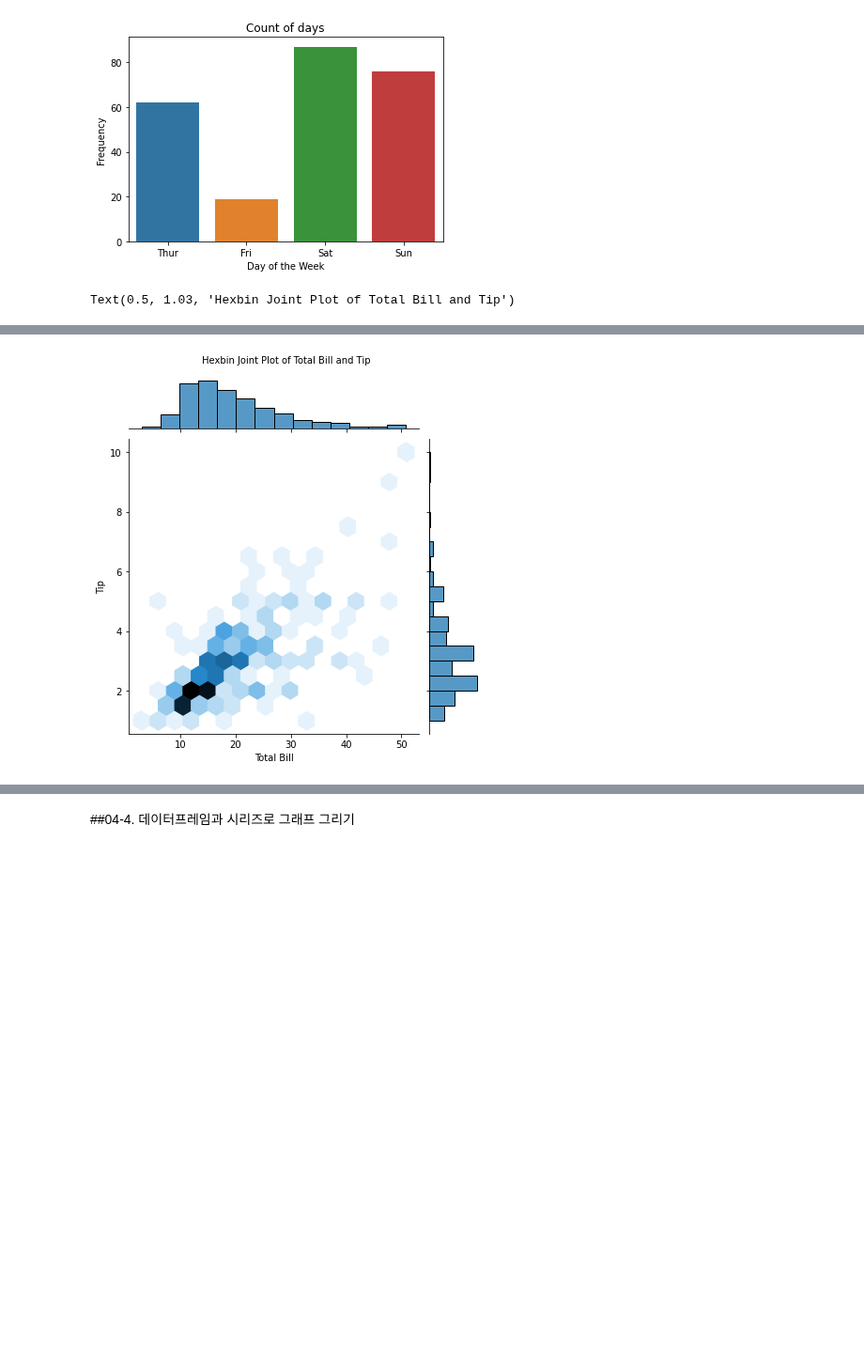
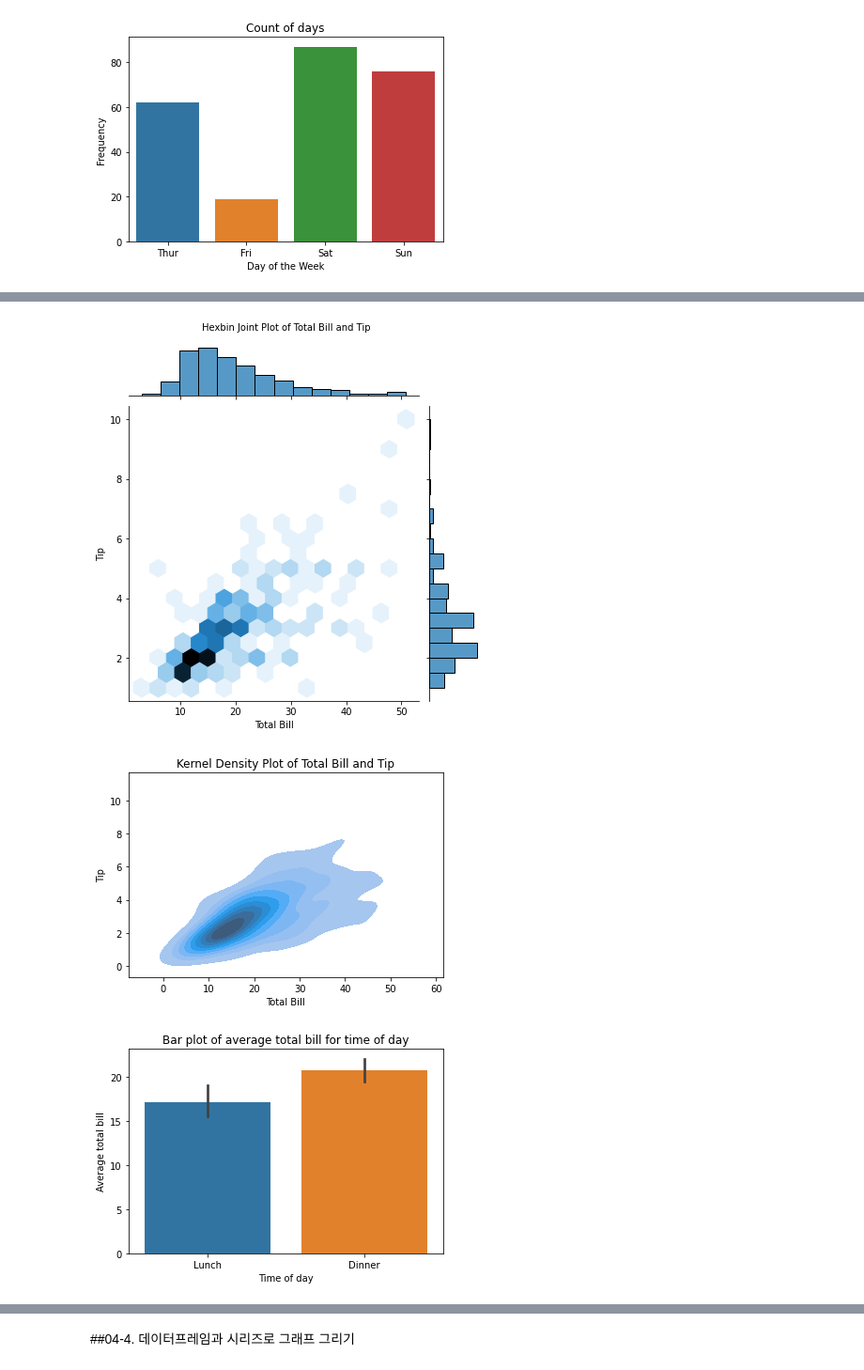
Before and after one commit to nyoons/ESAA, a Jupyter notebook: 2022_09_26_과제_두잇_판다스_입문.ipynb, the cells around one changed output, grey strips where cells are left out. Shown at 94% size. Drawn from its saved outputs; the diff is of its cells as text; code cells hidden in the pictures; blank space fills up the shorter version.

```diff
--- a/2022_09_26_과제_두잇_판다스_입문.ipynb
+++ b/2022_09_26_과제_두잇_판다스_입문.ipynb
@@ -235,32 +235,75 @@ Text(0, 0.5, 'Frequency')
 #01. seaborn 라이브러리로 산점도 그리기.
 #regplot 메서드 이용. fit_reg 인자로 회귀선 여부 지정.
 ax=plt.subplots()
 ax=sns.regplot(x='total_bill', y='tip', data=tips)
 ax.set_title('Scatterplot of Total Bill and Tip')
 ax.set_xlabel('Total Bill')
 ax.set_ylabel('Tip')
 
 ax=plt.subplots()
 ax=sns.regplot(x='total_bill', y='tip', data=tips, fit_reg=False)
 ax.set_title('Scatterplot of Total Bill and Tip')
 ax.set_xlabel('Total Bill')
 ax.set_ylabel('Tip')
 
 #02. 산점도와 히스토그램을 한번에 그려주는 jointplot 메서드
 joint=sns.jointplot(x='total_bill', y='tip', data=tips)
 joint.set_axis_labels(xlabel='Total Bill', ylabel='Tip')
 joint.fig.suptitle('Joint Plot of Total Bill and Tip', fontsize=10, y=1.03)
 
 #03. 산점도는 점이 겹치면 구분 어려움. 육각 그래프(hexbin)로 해결. jointplot 메서드를 그래도 사용하지만 kind 인자값을 hex로 지정한다.
 hexbin=sns.jointplot(x='total_bill', y='tip', data=tips, kind='hex')
 hexbin.set_axis_labels(xlabel='Total Bill', ylabel='Tip')
 hexbin.fig.suptitle('Hexbin Joint Plot of Total Bill and Tip', fontsize=10, y=1.03)
 
 #04. 이차원 밀집도 그리기.
-#
+#kdeplot 메서드로 만들 수 있다. shade 인잣값을 True로 지정하면 음영 효과
+ax=plt.subplots()
+ax=sns.kdeplot(data=tips['total_bill'],
+               data2=tips['tip'],
+               shade=True)
+ax.set_title('Kernel Density Plot of Total Bill and Tip')
+ax.set_xlabel('Total Bill')
+ax.set_ylabel('Tip')
+
+#05. 바 그래프 그리기
+#지정한 변수의 평균을 계산해 그릴 수 있다
+ax=plt.subplots()
+ax=sns.barplot(x='time', y='total_bill', data=tips)
+ax.set_title('Bar plot of average total bill for time of day')
+ax.set_xlabel('Time of day')
+ax.set_ylabel('Average total bill')
+
+#06. 박스 그래프 그리기
+ax=plt.subplots()
+ax=sns.boxplot(x='time', y='total_bill', data=tips)
+ax.set_title('Boxplot of total bill by time of day')
+ax.set_xlabel('Time of day')
+ax.set_ylabel('Total Bill')
+
+#07. 박스 그래프는 분산이 모호하게 표현됨. 박스 그래프에 커널 밀도를 추가한 바이올린 그래프를 사용하자. violinplot 메서드 이용.
+ax=plt.subplots()
+ax=sns.violinplot(x='time', y='total_bill', data=tips)
+ax.set_title('Violin plot of total bill by time of day')
+ax.set_xlabel('Time of day')
+ax.set_ylabel('Total Bill')
+
+#08. 관계 그래프 그리기
+#지금까지 설명한거 종합. pairplot 메서드 이용.
+fig=sns.pairplot(tips)
+
+#09. 관계 그래프는 중복된 정보가 표현된다. 중복된 그래프가 그려지는 위치를 지정해 원하는 그래프로 교체 가능.
+#map_upper 메서드는 대각선을 기준으로 위쪽에 그릴 그래프 지정. map_lower는 반대. map_diag는 대각선을 중심으로 그래프를 그림.
+#이차원 밀집도를 대각선 기준으로 아래, 산점도는 대각선 기준 위에, 히스토그램과 밀집도는 대각선을 중심으로 그리자.
+pair_grid=sns.PairGrid(tips)
+pair_grid=pair_grid.map_upper(sns.regplot)
+pair_grid=pair_grid.map_lower(sns.kdeplot)
+pair_grid=pair_grid.map_diag(sns.distplot, rug=True)
+plt.show()
 # %% [output]
-Text(0.5, 1.03, 'Hexbin Joint Plot of Total Bill and Tip')
 [figure]
 [figure]
 [figure]
 [figure]
+[figure, added]
+[figure, added]
```
Also changed, not shown: parts of 12 cells of this notebook.
